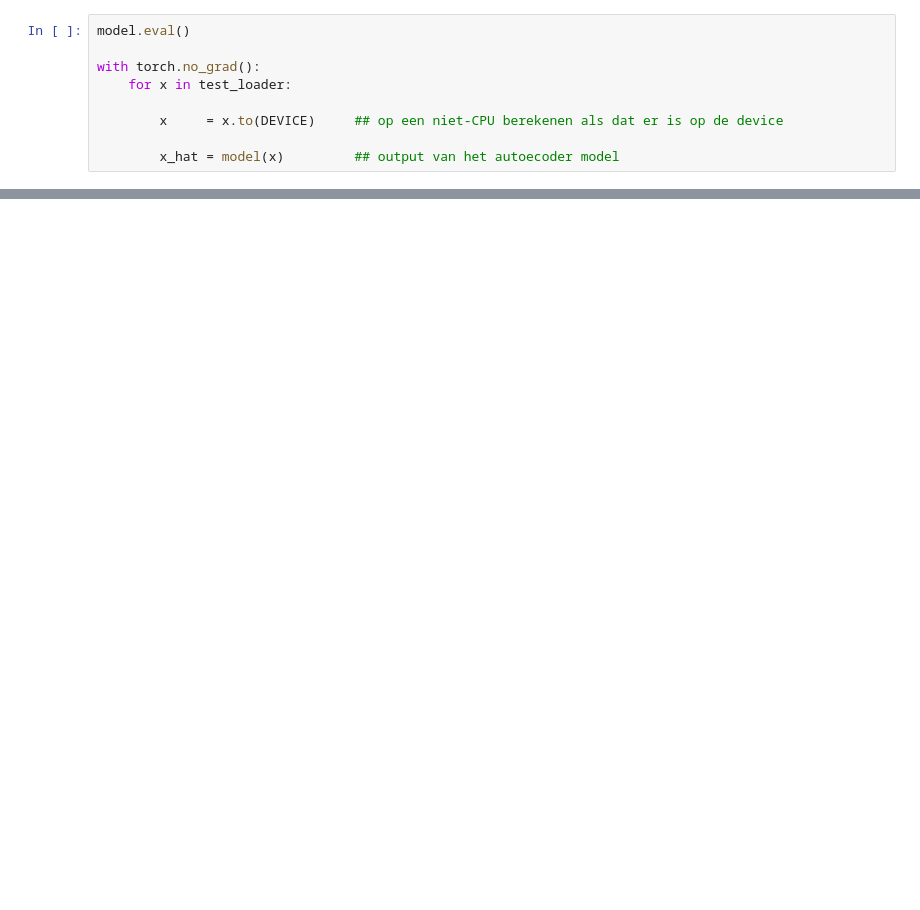
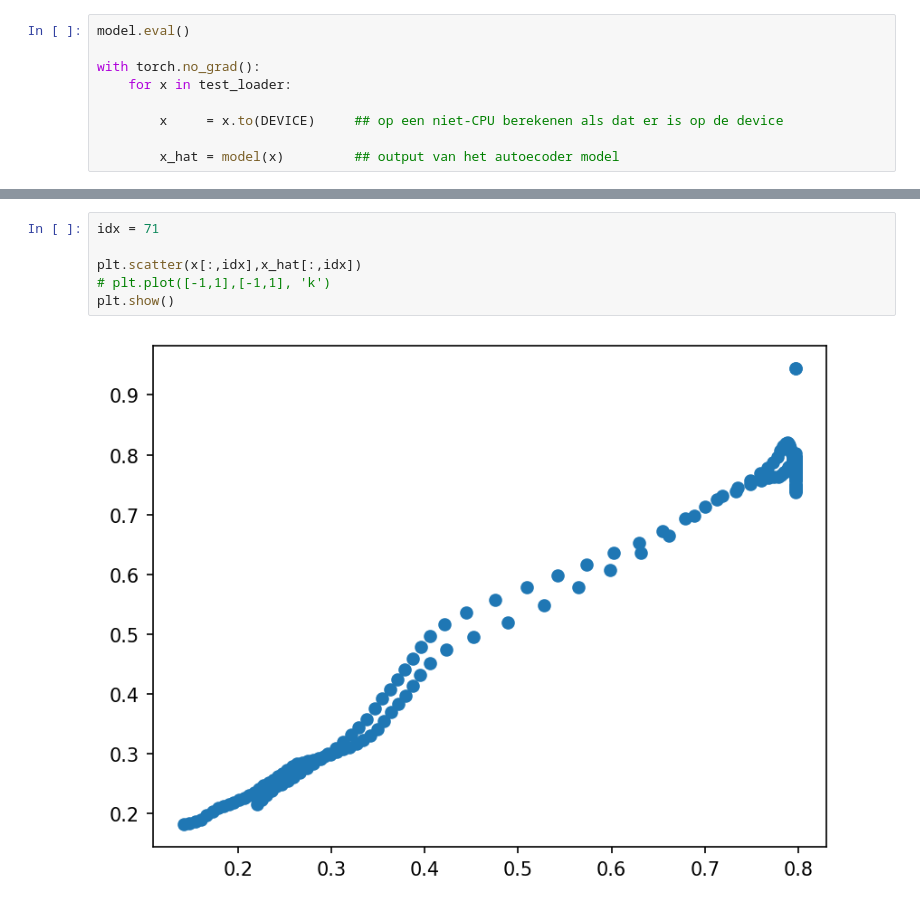
Before and after one commit to silkemaes/MACE, a Jupyter notebook: autoencoder.ipynb, the cells around one changed output, grey strips where cells are left out. Drawn from its saved outputs; the diff is of its cells as text; blank space fills up the shorter version.

```diff
--- a/autoencoder.ipynb
+++ b/autoencoder.ipynb
@@ -219,0 +280,8 @@ plt.show()
+# %%
+idx = 71
+
+plt.scatter(x[:,idx],x_hat[:,idx])
+# plt.plot([-1,1],[-1,1], 'k')
+plt.show()
+# %% [output]
+[figure, added]
```
Also changed, not shown: parts of 30 cells of this notebook, 13 other files.
